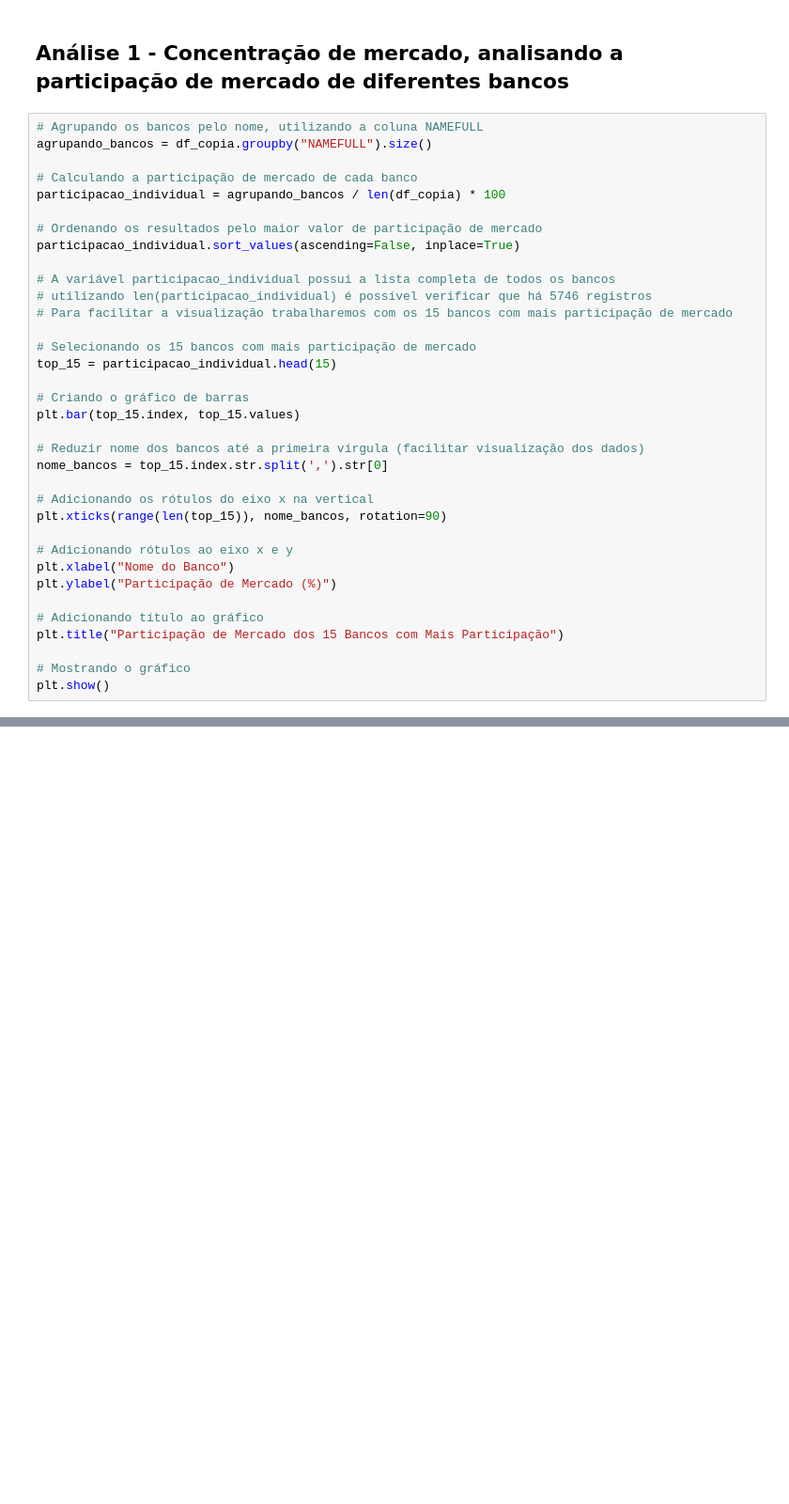
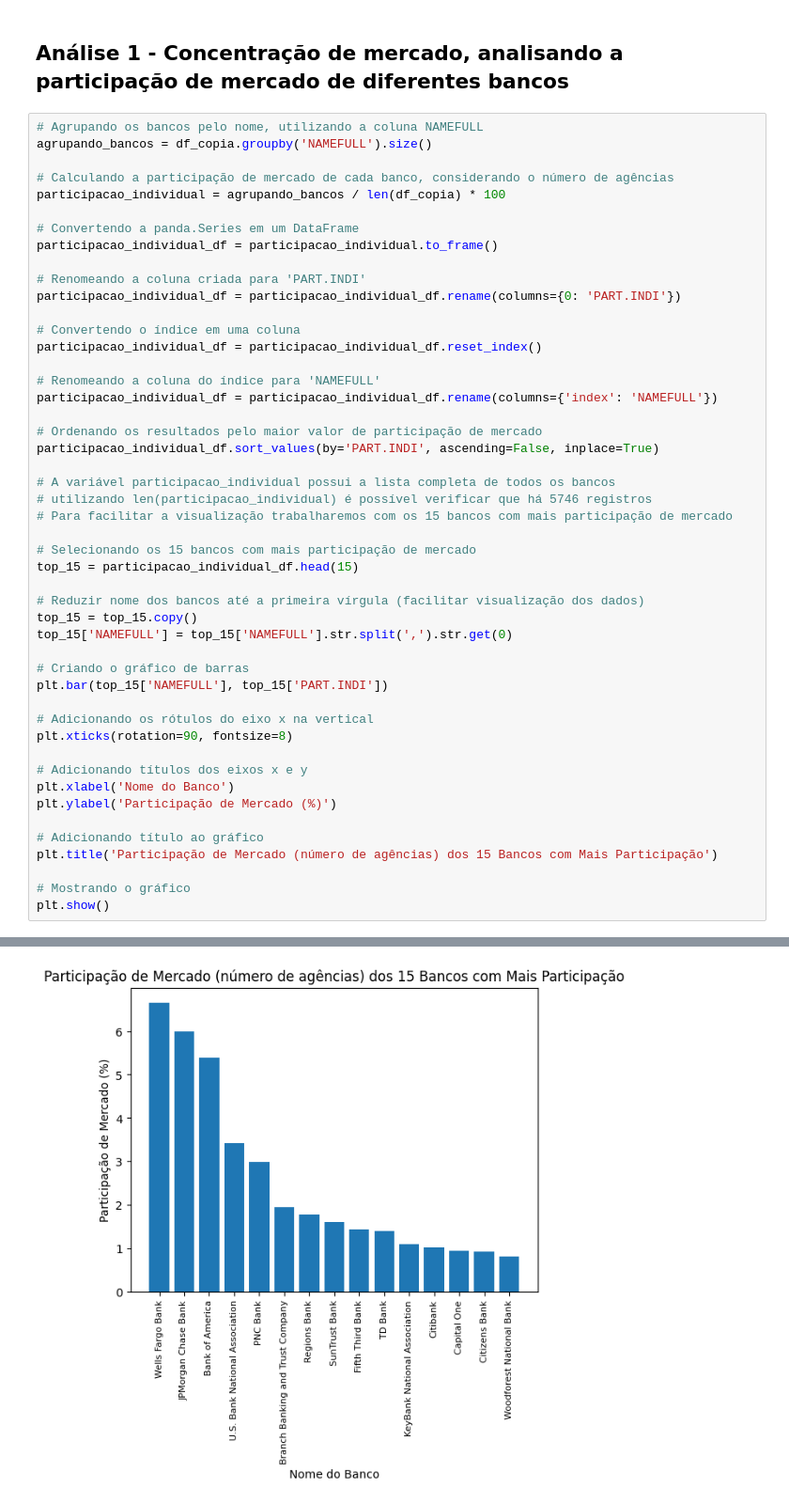
Before and after one commit to Victordelete/proj_tecnicas_prog_I, a Jupyter notebook: dataset_analysis.ipynb, the cells around one changed output, grey strips where cells are left out. Shown: that part at 94% size. Saved outputs shown, nothing was run; the diff lists cells and outputs as text; blank space fills up the shorter version.

```diff
--- a/dataset_analysis.ipynb
+++ b/dataset_analysis.ipynb
@@ -40,36 +42,49 @@ Error:
 ## Análise 1 - Concentração de mercado, analisando a participação de mercado de diferentes bancos
 # %%
 # Agrupando os bancos pelo nome, utilizando a coluna NAMEFULL
-agrupando_bancos = df_copia.groupby("NAMEFULL").size()
+agrupando_bancos = df_copia.groupby('NAMEFULL').size()
 
-# Calculando a participação de mercado de cada banco
+# Calculando a participação de mercado de cada banco, considerando o número de agências
 participacao_individual = agrupando_bancos / len(df_copia) * 100
 
+# Convertendo a panda.Series em um DataFrame
+participacao_individual_df = participacao_individual.to_frame()
+
+# Renomeando a coluna criada para 'PART.INDI'
+participacao_individual_df = participacao_individual_df.rename(columns={0: 'PART.INDI'})
+
+# Convertendo o índice em uma coluna
+participacao_individual_df = participacao_individual_df.reset_index()
+
+# Renomeando a coluna do índice para 'NAMEFULL'
+participacao_individual_df = participacao_individual_df.rename(columns={'index': 'NAMEFULL'})
+
 # Ordenando os resultados pelo maior valor de participação de mercado
-participacao_individual.sort_values(ascending=False, inplace=True)
+participacao_individual_df.sort_values(by='PART.INDI', ascending=False, inplace=True)
 
 # A variável participacao_individual possui a lista completa de todos os bancos
 # utilizando len(participacao_individual) é possível verificar que há 5746 registros
 # Para facilitar a visualização trabalharemos com os 15 bancos com mais participação de mercado
 
 # Selecionando os 15 bancos com mais participação de mercado
-top_15 = participacao_individual.head(15)
+top_15 = participacao_individual_df.head(15)
+
+# Reduzir nome dos bancos até a primeira vírgula (facilitar visualização dos dados)
+top_15 = top_15.copy()
+top_15['NAMEFULL'] = top_15['NAMEFULL'].str.split(',').str.get(0)
 
 # Criando o gráfico de barras
-plt.bar(top_15.index, top_15.values)
-
-# Reduzir nome dos bancos até a primeira vírgula (facilitar visualização dos dados)
-nome_bancos = top_15.index.str.split(',').str[0]
+plt.bar(top_15['NAMEFULL'], top_15['PART.INDI'])
 
 # Adicionando os rótulos do eixo x na vertical
-plt.xticks(range(len(top_15)), nome_bancos, rotation=90)
+plt.xticks(rotation=90, fontsize=8)
 
-# Adicionando rótulos ao eixo x e y
-plt.xlabel("Nome do Banco")
-plt.ylabel("Participação de Mercado (%)")
+# Adicionando títulos dos eixos x e y
+plt.xlabel('Nome do Banco')
+plt.ylabel('Participação de Mercado (%)')
 
 # Adicionando título ao gráfico
-plt.title("Participação de Mercado dos 15 Bancos com Mais Participação")
+plt.title('Participação de Mercado (número de agências) dos 15 Bancos com Mais Participação')
 
 # Mostrando o gráfico
 plt.show()
@@ -77,0 +92 @@ Error:
+[figure, added]
```
Also changed, not shown: parts of 11 cells of this notebook.
